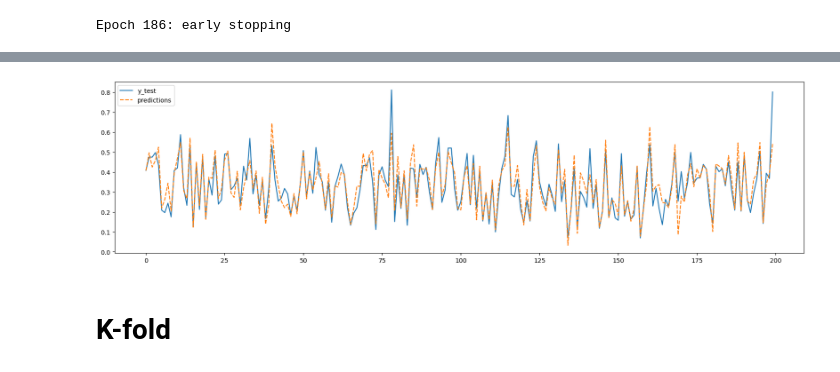
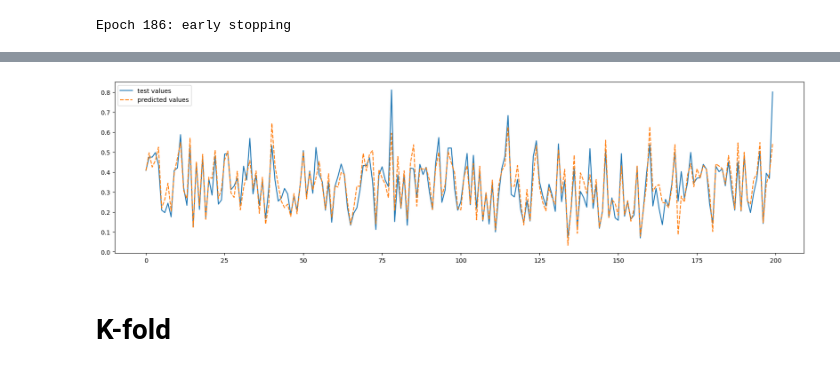
Before and after one commit to baroneleonardo/NO2-Virtual-Sensor, a Jupyter notebook: NeuralNetwork.ipynb, the cells around one changed output, grey strips where cells are left out. Cells and saved outputs as stored; diff of their text form; code cells hidden in the pictures.

```diff
--- a/NeuralNetwork.ipynb
+++ b/NeuralNetwork.ipynb
@@ -275,14 +275,14 @@ MSE 0.002887737034876913
 R2 0.8562680183435688
 # %%
 aux = pd.DataFrame()
-aux['y_test'] = y_test.values.flatten()
-aux['predictions'] = y_pred.flatten()
+aux['test values'] = y_test.values.flatten()
+aux['predicted values'] = y_pred.flatten()
 
 plt.figure(figsize = (20, 5))
 sns.lineplot(data = aux.iloc[:200, :])
 plt.show()
 # %% [output]
-[figure, old version]
+[figure, new version]
 # %% [markdown]
 # K-fold
 # %%
```
Also changed, not shown: parts of 6 cells of this notebook.
